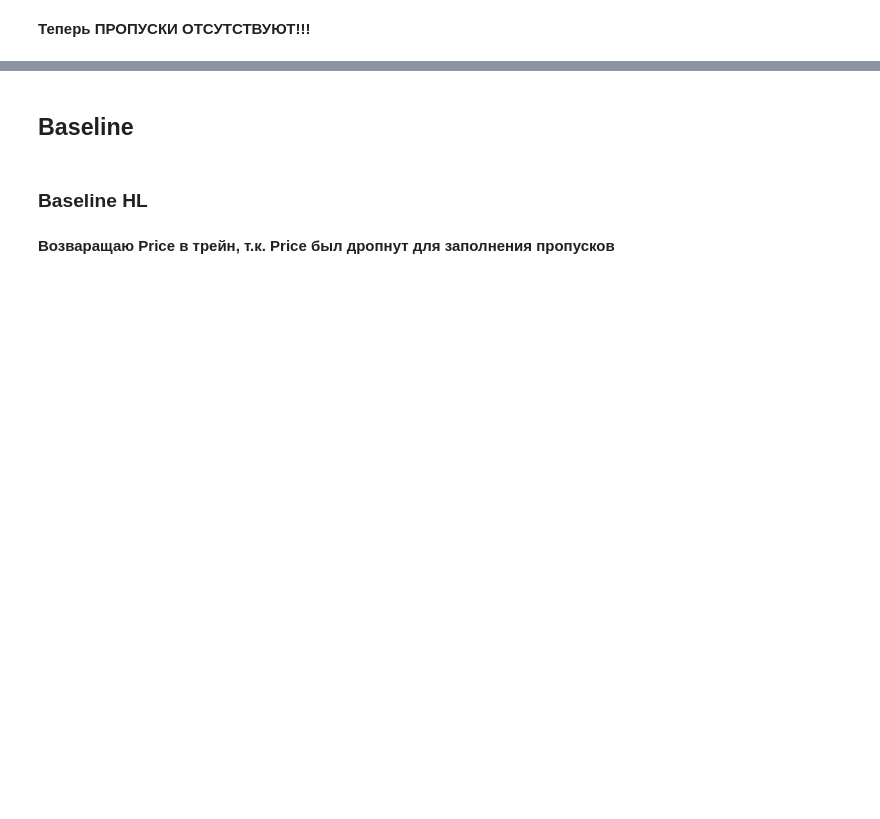
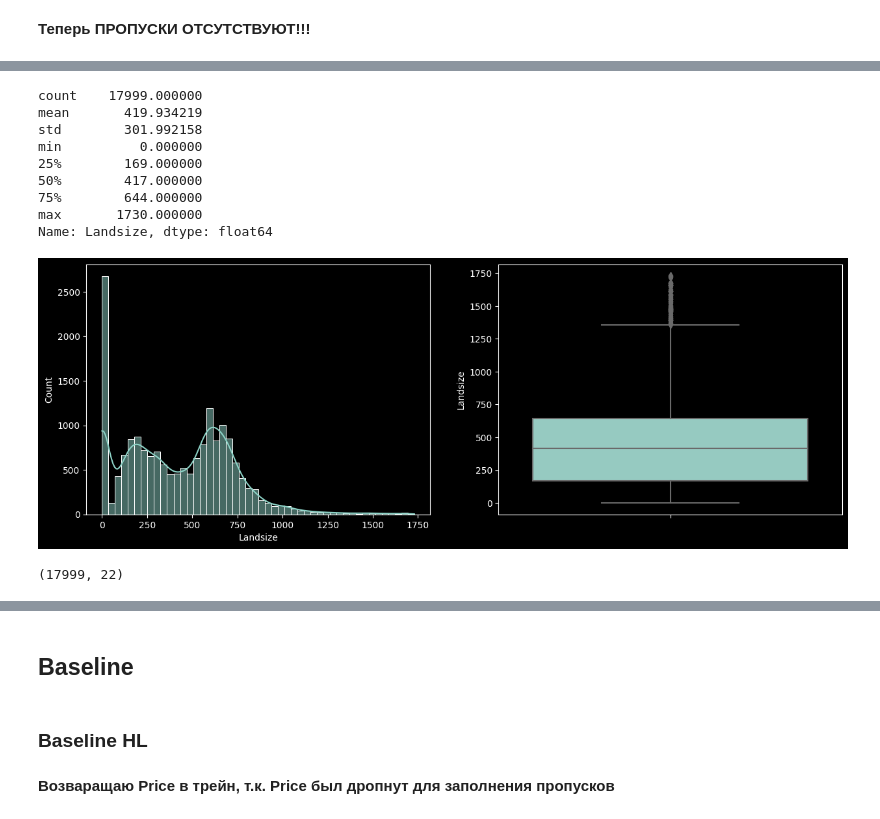
Before and after one commit to Zetis659/Data_Science_GM, a Jupyter notebook: Leopard_challenge_Regression/Leopard_challenge_Regression_2.ipynb, the cells around one changed output, grey strips where cells are left out. Saved outputs shown, nothing was run; the diff lists cells and outputs as text; code cells hidden in the pictures; blank space fills up the shorter version.

```diff
--- a/Leopard_challenge_Regression/Leopard_challenge_Regression_2.ipynb
+++ b/Leopard_challenge_Regression/Leopard_challenge_Regression_2.ipynb
@@ -1164,0 +1257,13 @@ dtype: int64
+# %%
+hist_box_describe_num(train_v1.query('Landsize < 1750'), 'Landsize')
+# %% [output]
+count    17999.000000
+mean       419.934219
+std        301.992158
+min          0.000000
+25%        169.000000
+50%        417.000000
+75%        644.000000
+max       1730.000000
+Name: Landsize, dtype: float64
+[figure, added]
@@ -1164,0 +1272,4 @@ dtype: int64
+# %%
+train_v1.shape
+# %% [output]
+(17999, 22)
```
Also changed, not shown: parts of 80 cells of this notebook, 14 other files.
